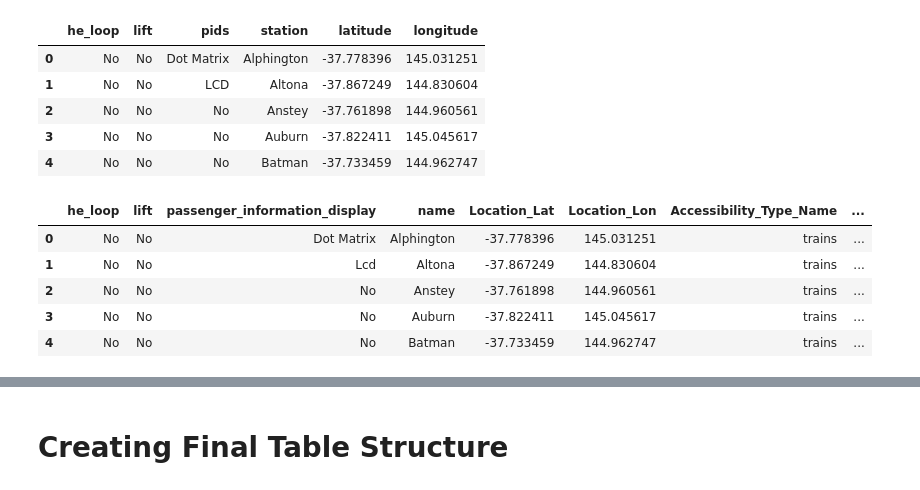
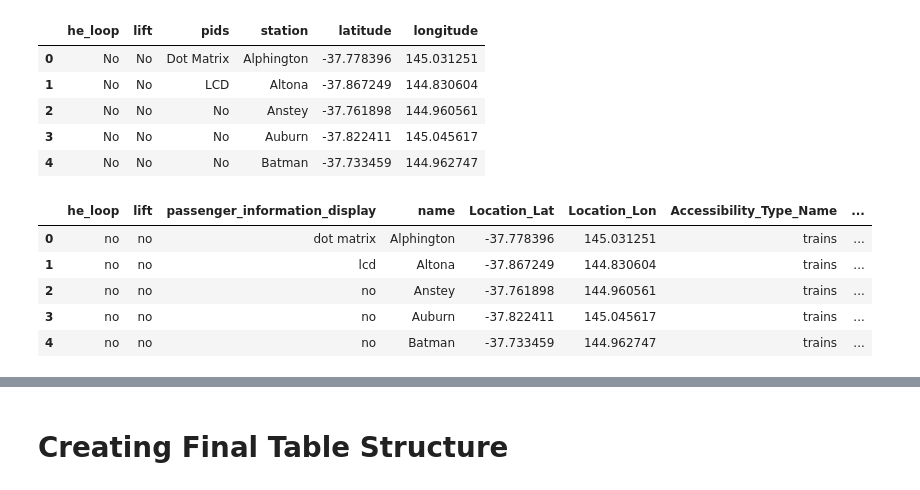
Before and after one commit to CherianK/mobility_mate, a Jupyter notebook: assets/data_preprocessing/dw_metrodata.ipynb, the cells around one changed output, grey strips where cells are left out. Saved outputs shown, nothing was run; the diff lists cells and outputs as text; code cells hidden in the pictures.

```diff
--- a/assets/data_preprocessing/dw_metrodata.ipynb
+++ b/assets/data_preprocessing/dw_metrodata.ipynb
@@ -44,24 +44,26 @@ metro_df.head(5)
 | 4 | No | No | No | Batman | -37.733459 | 144.962747 |
 # %%
 # Standardising letter case
-metro_df = metro_df.map(lambda x: x.title() if isinstance(x, str) else x)
+metro_df = metro_df.map(lambda x: x.lower() if isinstance(x, str) else x)
+metro_df['station'] = metro_df['station'].str.title()
+
 
 # Renaming columns
 metro_df = metro_df.rename(columns={'station': 'name', 'latitude': 'Location_Lat',
                                     'longitude': 'Location_Lon',
                                     'pids': 'passenger_information_display'})
 
 # Adding category column
 metro_df['Accessibility_Type_Name'] = 'trains'
 
 # Adding location ID column
 metro_df['Location_ID'] = pd.NA
 
 metro_df.head(5)
 # %% [output]
 |  | he_loop | lift | passenger_information_display | name | Location_Lat | Location_Lon | Accessibility_Type_Name | ... |
-| 0 | No | No | Dot Matrix | Alphington | -37.778396 | 145.031251 | trains | ... |
-| 1 | No | No | Lcd | Altona | -37.867249 | 144.830604 | trains | ... |
-| 2 | No | No | No | Anstey | -37.761898 | 144.960561 | trains | ... |
-| 3 | No | No | No | Auburn | -37.822411 | 145.045617 | trains | ... |
-| 4 | No | No | No | Batman | -37.733459 | 144.962747 | trains | ... |
+| 0 | no | no | dot matrix | Alphington | -37.778396 | 145.031251 | trains | ... |
+| 1 | no | no | lcd | Altona | -37.867249 | 144.830604 | trains | ... |
+| 2 | no | no | no | Anstey | -37.761898 | 144.960561 | trains | ... |
+| 3 | no | no | no | Auburn | -37.822411 | 145.045617 | trains | ... |
+| 4 | no | no | no | Batman | -37.733459 | 144.962747 | trains | ... |
```
Also changed, not shown: parts of 15 cells of this notebook.
